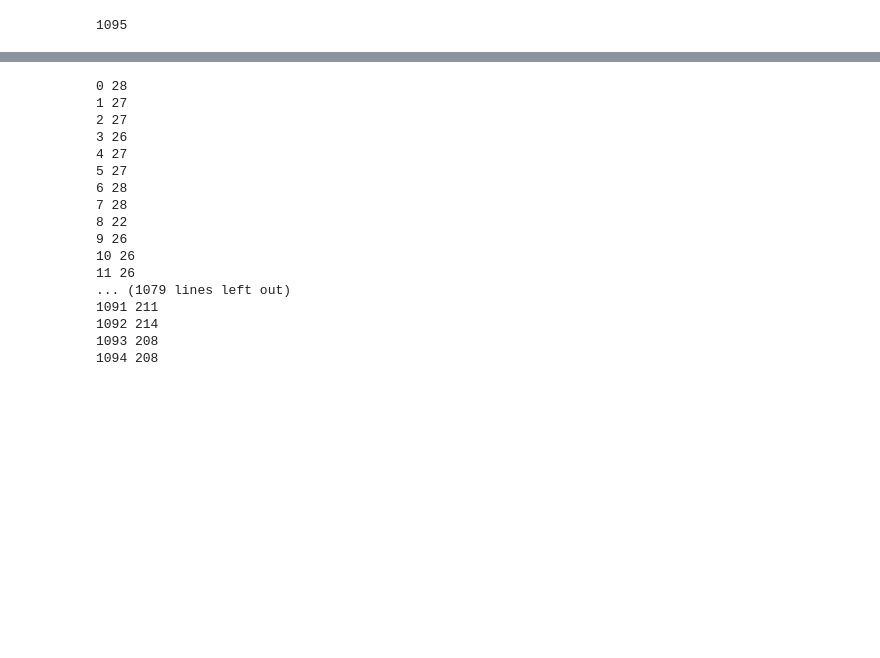
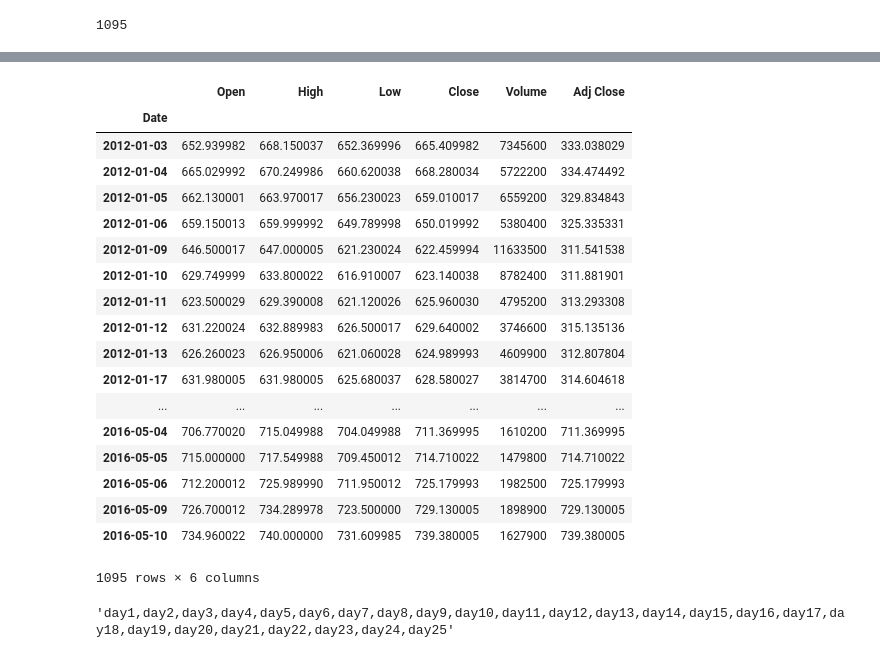
Before and after one commit to finetea/stockprices, a Jupyter notebook: getstockprices.ipynb, the cells around one changed output, grey strips where cells are left out. Drawn from its saved outputs; the diff is of its cells as text; code cells hidden in the pictures; blank space fills up the shorter version.

```diff
--- a/getstockprices.ipynb
+++ b/getstockprices.ipynb
@@ -11,7 +11,7 @@ After installing the pandas-datareader package (https://github.com/pydata/pandas
 start = datetime.datetime(2012, 1, 1)
 end = datetime.datetime(2016, 5, 10)
 
-gs = web.DataReader("TSLA", "yahoo", start, end)
+gs = web.DataReader("GOOGL", "yahoo", start, end)
 # %%
 gs.info()
 # %% [output]
@@ -82,23 +95,26 @@ for idx in resIdx:
-# %%
-idx = 0
-for price in tsla_prices:
-    print idx, price
-    idx = idx + 1
-# %% [output]
-0 28
-1 27
-2 27
-3 26
-4 27
-5 27
-6 28
-7 28
-8 22
-9 26
-10 26
-11 26
-... (1079 lines left out)
-1091 211
-1092 214
-1093 208
-1094 208
+# %%
+gs
+# %% [output]
+|  | Open | High | Low | Close | Volume | Adj Close |
+| Date |  |  |  |  |  |  |
+| 2012-01-03 | 652.939982 | 668.150037 | 652.369996 | 665.409982 | 7345600 | 333.038029 |
+| 2012-01-04 | 665.029992 | 670.249986 | 660.620038 | 668.280034 | 5722200 | 334.474492 |
+| 2012-01-05 | 662.130001 | 663.970017 | 656.230023 | 659.010017 | 6559200 | 329.834843 |
+| 2012-01-06 | 659.150013 | 659.999992 | 649.789998 | 650.019992 | 5380400 | 325.335331 |
+| 2012-01-09 | 646.500017 | 647.000005 | 621.230024 | 622.459994 | 11633500 | 311.541538 |
+| 2012-01-10 | 629.749999 | 633.800022 | 616.910007 | 623.140038 | 8782400 | 311.881901 |
+| 2012-01-11 | 623.500029 | 629.390008 | 621.120026 | 625.960030 | 4795200 | 313.293308 |
+| 2012-01-12 | 631.220024 | 632.889983 | 626.500017 | 629.640002 | 3746600 | 315.135136 |
+| 2012-01-13 | 626.260023 | 626.950006 | 621.060028 | 624.989993 | 4609900 | 312.807804 |
+| 2012-01-17 | 631.980005 | 631.980005 | 625.680037 | 628.580027 | 3814700 | 314.604618 |
+| ... | ... | ... | ... | ... | ... | ... |
+| 2016-05-04 | 706.770020 | 715.049988 | 704.049988 | 711.369995 | 1610200 | 711.369995 |
+| 2016-05-05 | 715.000000 | 717.549988 | 709.450012 | 714.710022 | 1479800 | 714.710022 |
+| 2016-05-06 | 712.200012 | 725.989990 | 711.950012 | 725.179993 | 1982500 | 725.179993 |
+| 2016-05-09 | 726.700012 | 734.289978 | 723.500000 | 729.130005 | 1898900 | 729.130005 |
+| 2016-05-10 | 734.960022 | 740.000000 | 731.609985 | 739.380005 | 1627900 | 739.380005 |
+1095 rows × 6 columns
+# %%
+'day'+',day'.join([`num+1` for num in xrange(maxSeqLen)])
+# %% [output]
+'day1,day2,day3,day4,day5,day6,day7,day8,day9,day10,day11,day12,day13,day14,day15,day16,day17,day18,day19,day20,day21,day22,day23,day24,day25'
```
Also changed, not shown: parts of 3 cells of this notebook, 3 other files.
